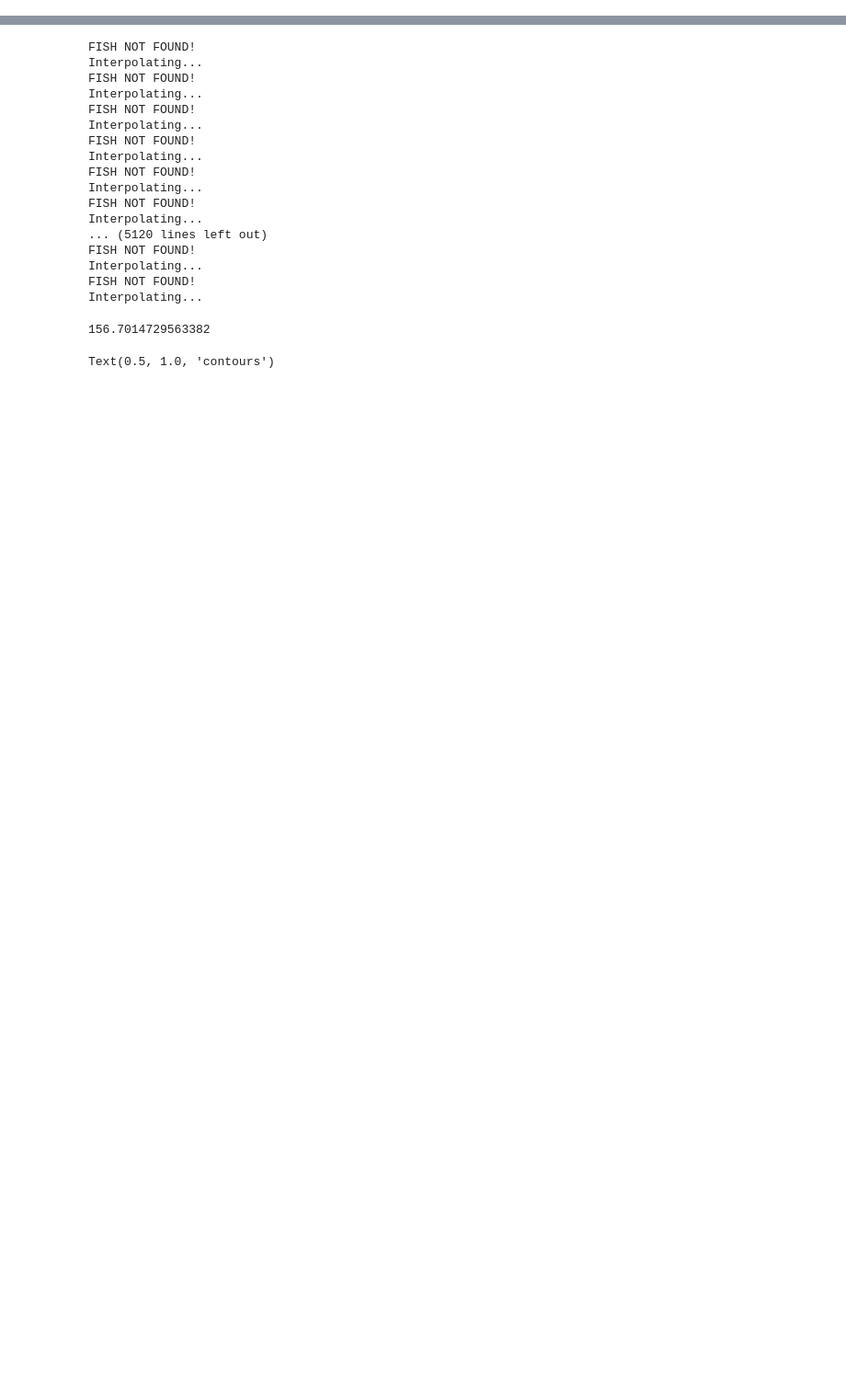
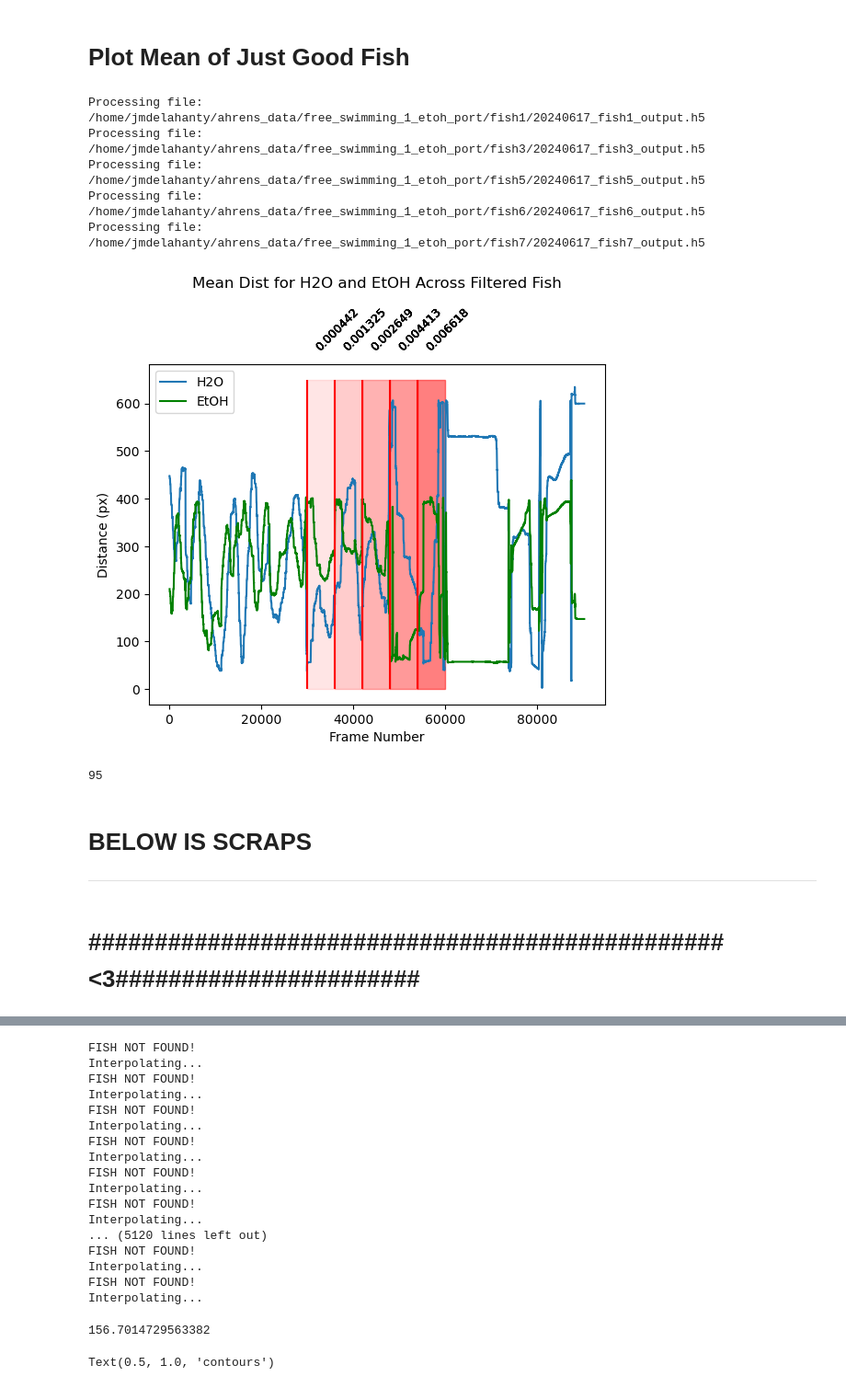
Before and after one commit to jmdelahanty/ahrens_rotation, a Jupyter notebook: fish_position.ipynb, the cells around one changed output, grey strips where cells are left out. Shown at 92% size. Saved outputs shown, nothing was run; the diff lists cells and outputs as text; code cells hidden in the pictures; blank space fills up the shorter version.

```diff
--- a/fish_position.ipynb
+++ b/fish_position.ipynb
@@ -480,0 +786,64 @@ plt.plot( c[:,0] , c[:,1] , '--w' )
+# %% [markdown]
+# Plot Mean of Just Good Fish
+# %%
+good_fish = ["fish1", "fish3", "fish5", "fish6", "fish7"]
+for i in h5_files:
+    fish_id = i.parts[-2]  # Extract the fish identifier from the path
+    if fish_id in good_fish:
+        print(f"Processing file: {i}")
+        with h5py.File(i, 'r') as file:
+            h2o_data = file['dist_h2o']
+            etoh_data = file['dist_etoh']
+            h2o = np.array(h2o_data[0:90000])
+            etoh = np.array(etoh_data[0:90000])
+            full_h2o.append(h2o)
+            full_etoh.append(etoh)
+
+# Stack the data vertically
+stacked_h2o = np.vstack(full_h2o)
+stacked_etoh = np.vstack(full_etoh)
+filtered_h2o = np.nanmean(stacked_h2o, axis=0)
+filtered_etoh = np.nanmean(stacked_etoh, axis=0)
+rectangles = []
+achors = []
+annotations = []
+counter = 0
+for i in range(30000, 60000, 6000):
+    counter += 1
+    alpha = 0.10
+    rectangles.append(
+        Rectangle((i, 0), 6000, 650, angle=0.0, color='red', alpha=alpha*counter)
+    )
+    rectangles2.append(
+        Rectangle((i, 0), 6000, 650, angle=0.0, color='red', alpha=alpha*counter)
+    )
+    rectangle_anchor = (i, 0)
+    annotations = calculate_etoh_concentration()
+    anchors.append(rectangle_anchor)
+fig, axis = plt.subplots()
+axis.plot(x, label='H2O')
+axis.plot(y, label='EtOH', color='green')
+axis.vlines(stim_positions, 0, 650, color='red')
+for rectangle in rectangles:
+    axis.add_patch(rectangle)
+    for annotation, anchor in zip(annotations, anchors):
+        axis.annotate(annotation,
+                          xy=anchor,
+                          xytext=(5, 265),
+                          textcoords='offset points',
+                          fontsize=9,
+                          color='black',
+                          rotation=45)
+axis.set_xlabel("Frame Number")
+axis.set_ylabel("Distance (px)")
+axis.set_title("Mean Dist for H2O and EtOH Across Filtered Fish", pad=60)
+axis.legend()
+plt.show()
+plt.close()
+# %% [output]
+Processing file: /home/jmdelahanty/ahrens_data/free_swimming_1_etoh_port/fish1/20240617_fish1_output.h5
+Processing file: /home/jmdelahanty/ahrens_data/free_swimming_1_etoh_port/fish3/20240617_fish3_output.h5
+Processing file: /home/jmdelahanty/ahrens_data/free_swimming_1_etoh_port/fish5/20240617_fish5_output.h5
+Processing file: /home/jmdelahanty/ahrens_data/free_swimming_1_etoh_port/fish6/20240617_fish6_output.h5
+Processing file: /home/jmdelahanty/ahrens_data/free_swimming_1_etoh_port/fish7/20240617_fish7_output.h5
+[figure, added]
@@ -480,0 +852,10 @@ plt.plot( c[:,0] , c[:,1] , '--w' )
+# %%
+len(tester) - 5 + 1
+# %% [output]
+95
+# %% [markdown]
+# BELOW IS SCRAPS
+
+___
+# %% [markdown]
+# ################################################<3#######################
```
Also changed, not shown: parts of 41 cells of this notebook, 1 other file.
